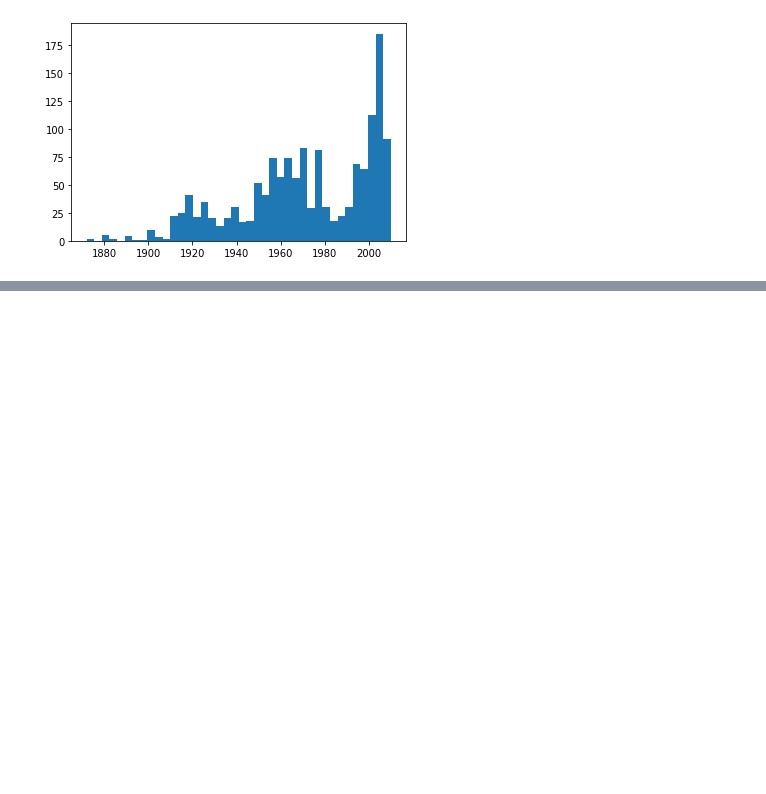
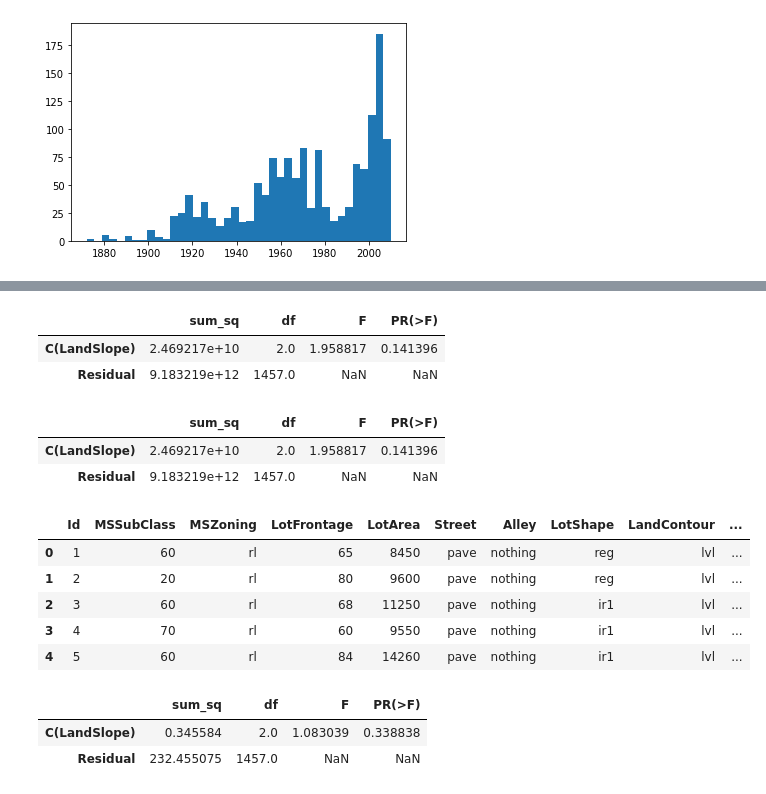
Before and after one commit to zackzbar/ml_houseprice_iowa, a Jupyter notebook: lu/scripts/ML_houseprice.ipynb, the cells around one changed output, grey strips where cells are left out. Cells and saved outputs as stored; diff of their text form; code cells hidden in the pictures; blank space fills up the shorter version.

```diff
--- a/lu/scripts/ML_houseprice.ipynb
+++ b/lu/scripts/ML_houseprice.ipynb
@@ -10,2 +16,10 @@ pd.set_option('display.max_columns', None)
+# %%
+%matplotlib inline
+#pd.describe_option('display')
+pd.set_option('display.max_columns', None)
+pd.set_option('display.min_rows', 0) # so show all rows
+pd.set_option('display.max_rows', None)
+pd.set_option('display.max_colwidth', None)
+#pd.option_context()
 # %%
 !pwd
@@ -127,0 +170,39 @@ TypeError: '(0       False
+# %%
+model = ols('SalePrice ~C(LandSlope)', data = traino).fit()
+anova_table = sm.stats.anova_lm(model, typ = 2)
+anova_table
+# %% [output]
+|  | sum_sq | df | F | PR(>F) |
+| C(LandSlope) | 2.469217e+10 | 2.0 | 1.958817 | 0.141396 |
+| Residual | 9.183219e+12 | 1457.0 | NaN | NaN |
+# %%
+test_col = 'LandSlope'
+compare = "SalePrice ~C(" + test_col + ")"
+model = ols(compare, data = traino).fit()
+anova_table = sm.stats.anova_lm(model, typ = 2)
+display(anova_table)
+# %% [output]
+|  | sum_sq | df | F | PR(>F) |
+| C(LandSlope) | 2.469217e+10 | 2.0 | 1.958817 | 0.141396 |
+| Residual | 9.183219e+12 | 1457.0 | NaN | NaN |
+# %%
+traino["logSalePrice"] = traino.SalePrice.map(lambda x: math.log(x))
+traino.head()
+# %% [output]
+|  | Id | MSSubClass | MSZoning | LotFrontage | LotArea | Street | Alley | LotShape | LandContour | ... |
+| 0 | 1 | 60 | rl | 65 | 8450 | pave | nothing | reg | lvl | ... |
+| 1 | 2 | 20 | rl | 80 | 9600 | pave | nothing | reg | lvl | ... |
+| 2 | 3 | 60 | rl | 68 | 11250 | pave | nothing | ir1 | lvl | ... |
+| 3 | 4 | 70 | rl | 60 | 9550 | pave | nothing | ir1 | lvl | ... |
+| 4 | 5 | 60 | rl | 84 | 14260 | pave | nothing | ir1 | lvl | ... |
+# %%
+def anova_test(df, test_col):
+    compare = "logSalePrice ~C(" + test_col + ")"
+    model = ols(compare, data = df).fit()
+    anova_table = sm.stats.anova_lm(model, typ = 2)
+    return anova_table
+anova_test(traino, "LandSlope")
+# %% [output]
+|  | sum_sq | df | F | PR(>F) |
+| C(LandSlope) | 0.345584 | 2.0 | 1.083039 | 0.338838 |
+| Residual | 232.455075 | 1457.0 | NaN | NaN |
```
Also changed, not shown: parts of 24 cells of this notebook, 3 other files.
